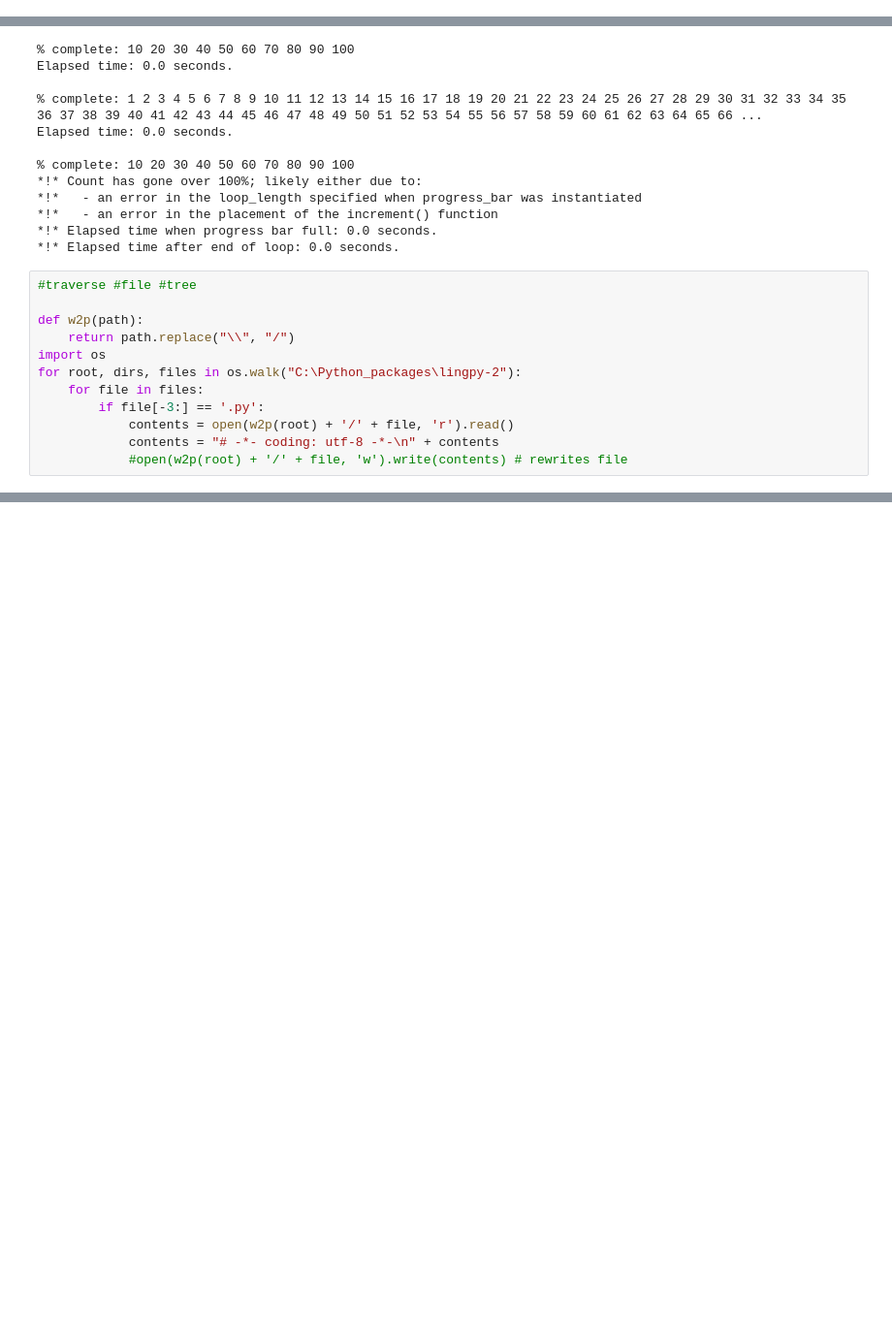
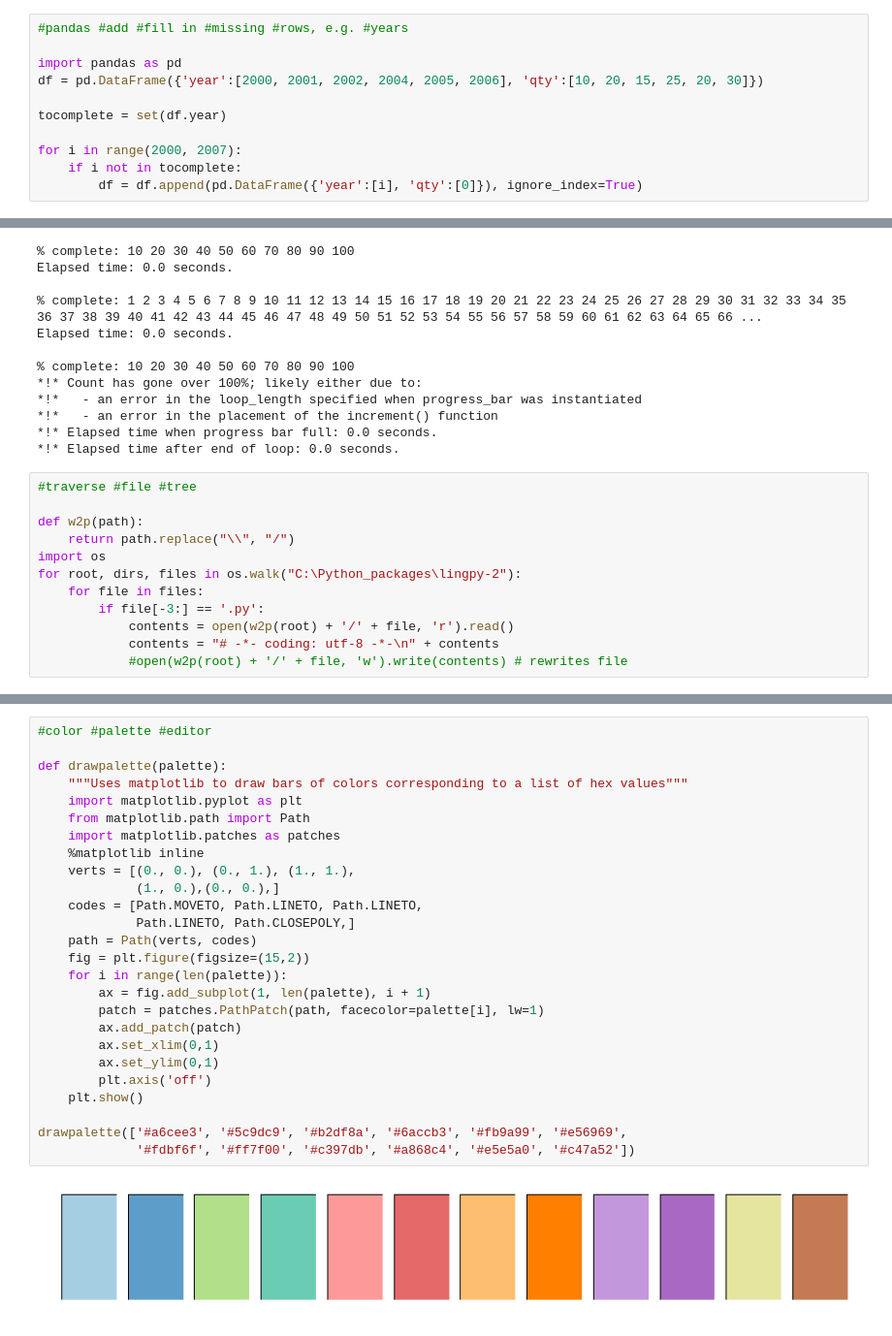
Before and after one commit to Prooffreader/Prooffreader_snippets, a Jupyter notebook: Snippets.ipynb, the cells around one changed output, grey strips where cells are left out. Shown at 97% size. Cells and saved outputs as stored; diff of their text form; blank space fills up the shorter version.

```diff
--- a/Snippets.ipynb
+++ b/Snippets.ipynb
@@ -10,3 +13,14 @@ c,0.027820
 
 from six.moves import cStringIO as cStringIO
 df = pd.read_csv(cStringIO(thecsv), skiprows=1, skipinitialspace=True)
+# %%
+#pandas #add #fill in #missing #rows, e.g. #years
+
+import pandas as pd
+df = pd.DataFrame({'year':[2000, 2001, 2002, 2004, 2005, 2006], 'qty':[10, 20, 15, 25, 20, 30]})
+
+tocomplete = set(df.year)
+
+for i in range(2000, 2007):
+    if i not in tocomplete:
+        df = df.append(pd.DataFrame({'year':[i], 'qty':[0]}), ignore_index=True)
@@ -723,0 +910,28 @@ for root, dirs, files in os.walk("C:\Python_packages\lingpy-2"):
+# %%
+#color #palette #editor
+
+def drawpalette(palette):
+    """Uses matplotlib to draw bars of colors corresponding to a list of hex values"""
+    import matplotlib.pyplot as plt
+    from matplotlib.path import Path
+    import matplotlib.patches as patches
+    %matplotlib inline
+    verts = [(0., 0.), (0., 1.), (1., 1.),
+             (1., 0.),(0., 0.),]
+    codes = [Path.MOVETO, Path.LINETO, Path.LINETO,
+             Path.LINETO, Path.CLOSEPOLY,]
+    path = Path(verts, codes)
+    fig = plt.figure(figsize=(15,2))
+    for i in range(len(palette)):
+        ax = fig.add_subplot(1, len(palette), i + 1)
+        patch = patches.PathPatch(path, facecolor=palette[i], lw=1)
+        ax.add_patch(patch)
+        ax.set_xlim(0,1)
+        ax.set_ylim(0,1)
+        plt.axis('off')
+    plt.show()
+
+drawpalette(['#a6cee3', '#5c9dc9', '#b2df8a', '#6accb3', '#fb9a99', '#e56969',
+             '#fdbf6f', '#ff7f00', '#c397db', '#a868c4', '#e5e5a0', '#c47a52'])
+# %% [output]
+[figure, added]
```
Also changed, not shown: parts of 7 cells of this notebook.
